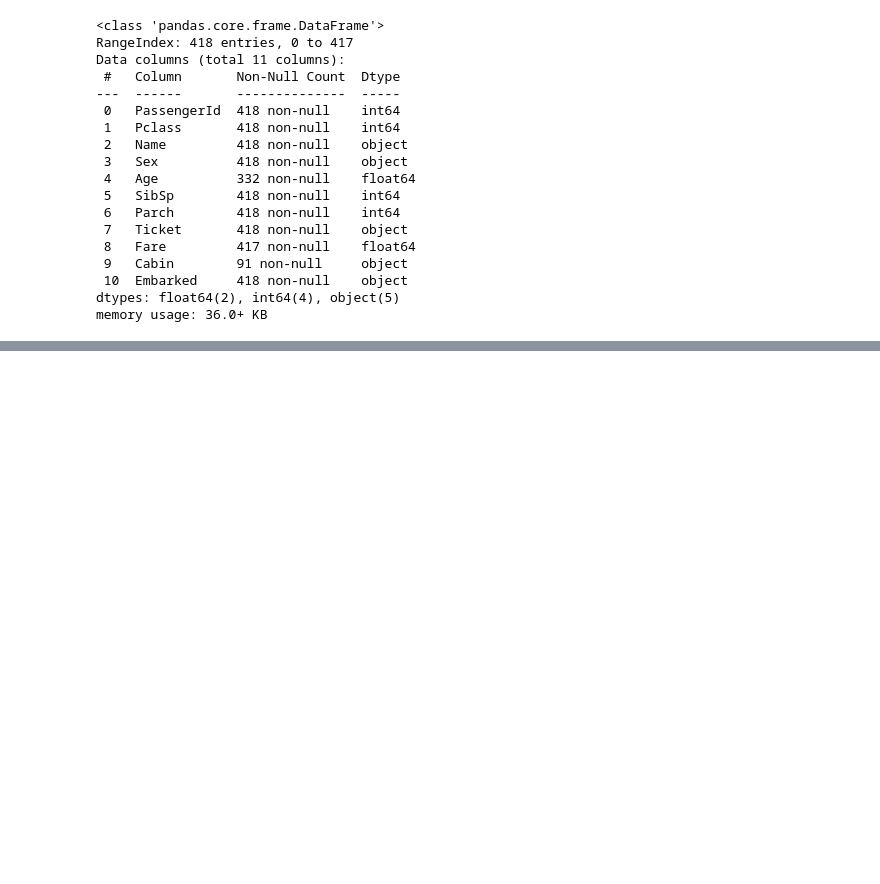
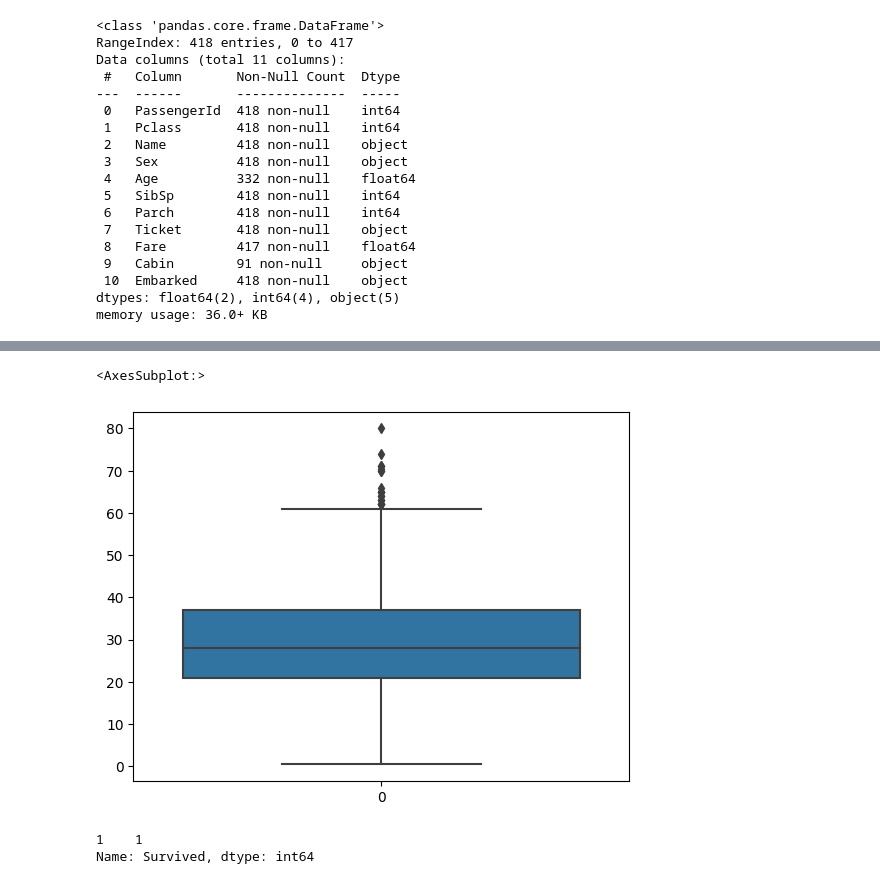
Before and after one commit to Rishiraj-singh7/Survival-Titanic-submission, a Jupyter notebook: main.ipynb, the cells around one changed output, grey strips where cells are left out. Cells and saved outputs as stored; diff of their text form; code cells hidden in the pictures; blank space fills up the shorter version.

```diff
--- a/main.ipynb
+++ b/main.ipynb
@@ -35,0 +197,10 @@ memory usage: 36.0+ KB
+# %%
+sns.boxplot(train['Age'])
+# %% [output]
+<AxesSubplot:>
+[figure, added]
+# %%
+train[train['Age']>75]['Survived'].value_counts()
+# %% [output]
+1    1
+Name: Survived, dtype: int64
```
Also changed, not shown: parts of 25 cells of this notebook.
